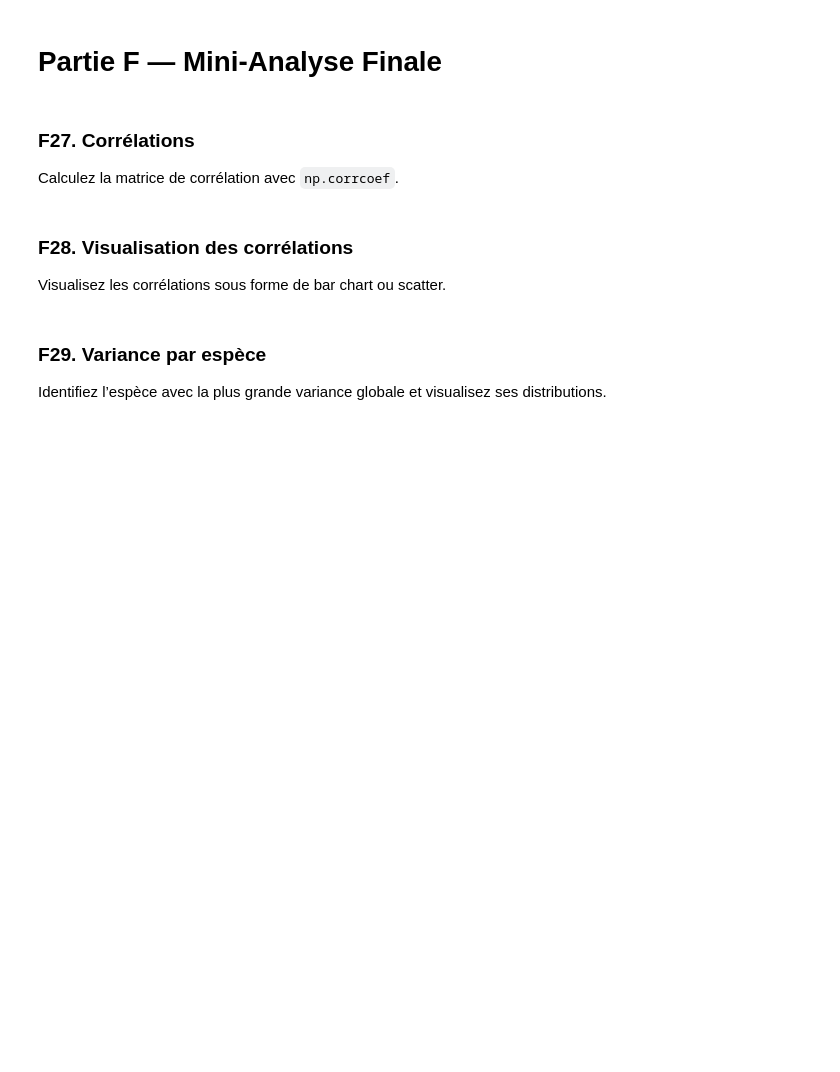
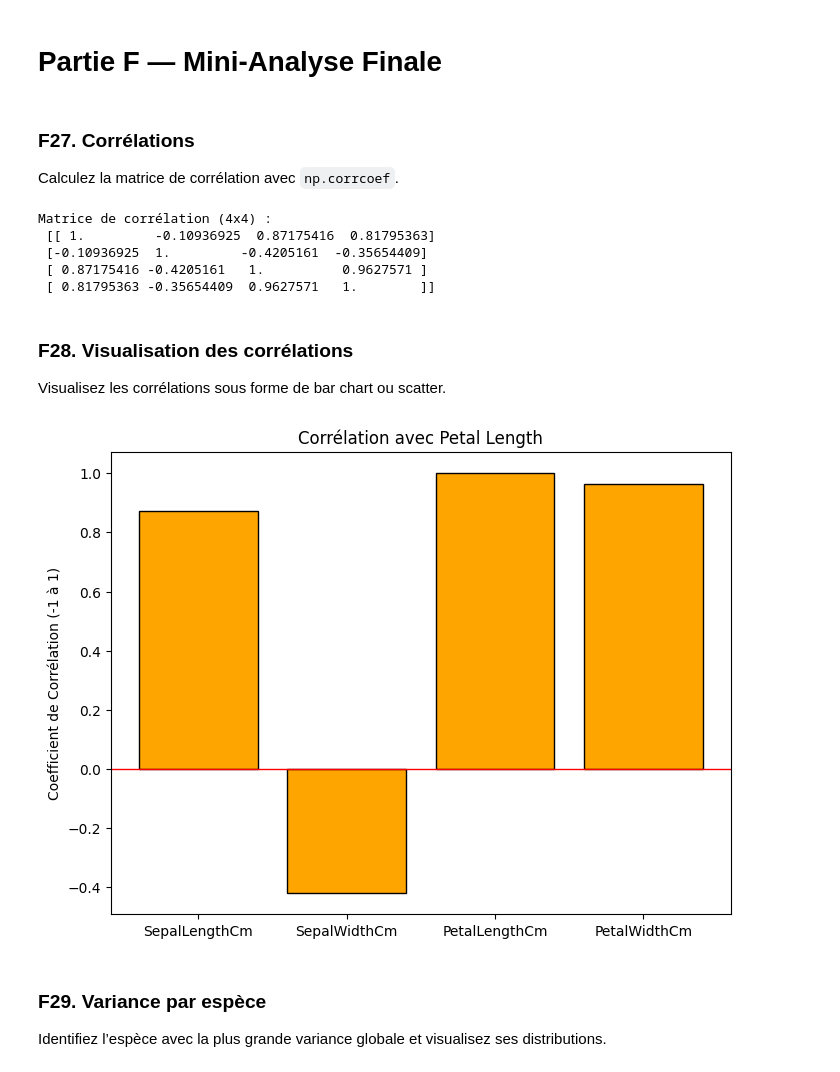
Before and after one commit to USMS-FPK-IA-GI-2025/controle-01-numpy-and-matplotlib-iris-Bouchask, a Jupyter notebook: notebooks/controle_numpy_matplotlib.ipynb, the cells around one changed output. Saved outputs shown, nothing was run; the diff lists cells and outputs as text; code cells hidden in the pictures; blank space fills up the shorter version.

```diff
--- a/notebooks/controle_numpy_matplotlib.ipynb
+++ b/notebooks/controle_numpy_matplotlib.ipynb
@@ -412,3 +410,13 @@ Calculez la matrice de corrélation avec `np.corrcoef`.
+# %%
+# Votre code ici
+corr_matrix = np.corrcoef(X_clean_id, rowvar=False)
+print(f"Matrice de corrélation (4x4) : \n {corr_matrix}")
+# %% [output]
+Matrice de corrélation (4x4) :
+ [[ 1.         -0.10936925  0.87175416  0.81795363]
+ [-0.10936925  1.         -0.4205161  -0.35654409]
+ [ 0.87175416 -0.4205161   1.          0.9627571 ]
+ [ 0.81795363 -0.35654409  0.9627571   1.        ]]
 # %% [markdown]
 ### F28. Visualisation des corrélations
 Visualisez les corrélations sous forme de bar chart ou scatter.
@@ -417,3 +423,14 @@ Visualisez les corrélations sous forme de bar chart ou scatter.
+# %%
+# Votre code ici
+correlations_petal_len = corr_matrix[2, :]
+plt.figure(figsize=(8, 6))
+plt.bar(features, correlations_petal_len, color=colors[1], edgecolor='black')
+plt.axhline(0, color=colors[2], linewidth=1)
+plt.title("Corrélation avec Petal Length")
+plt.ylabel("Coefficient de Corrélation (-1 à 1)")
+plt.show()
+# %% [output]
+[figure, added]
 # %% [markdown]
 ### F29. Variance par espèce
 Identifiez l’espèce avec la plus grande variance globale et visualisez ses distributions.
```
Also changed, not shown: parts of 6 cells of this notebook.
